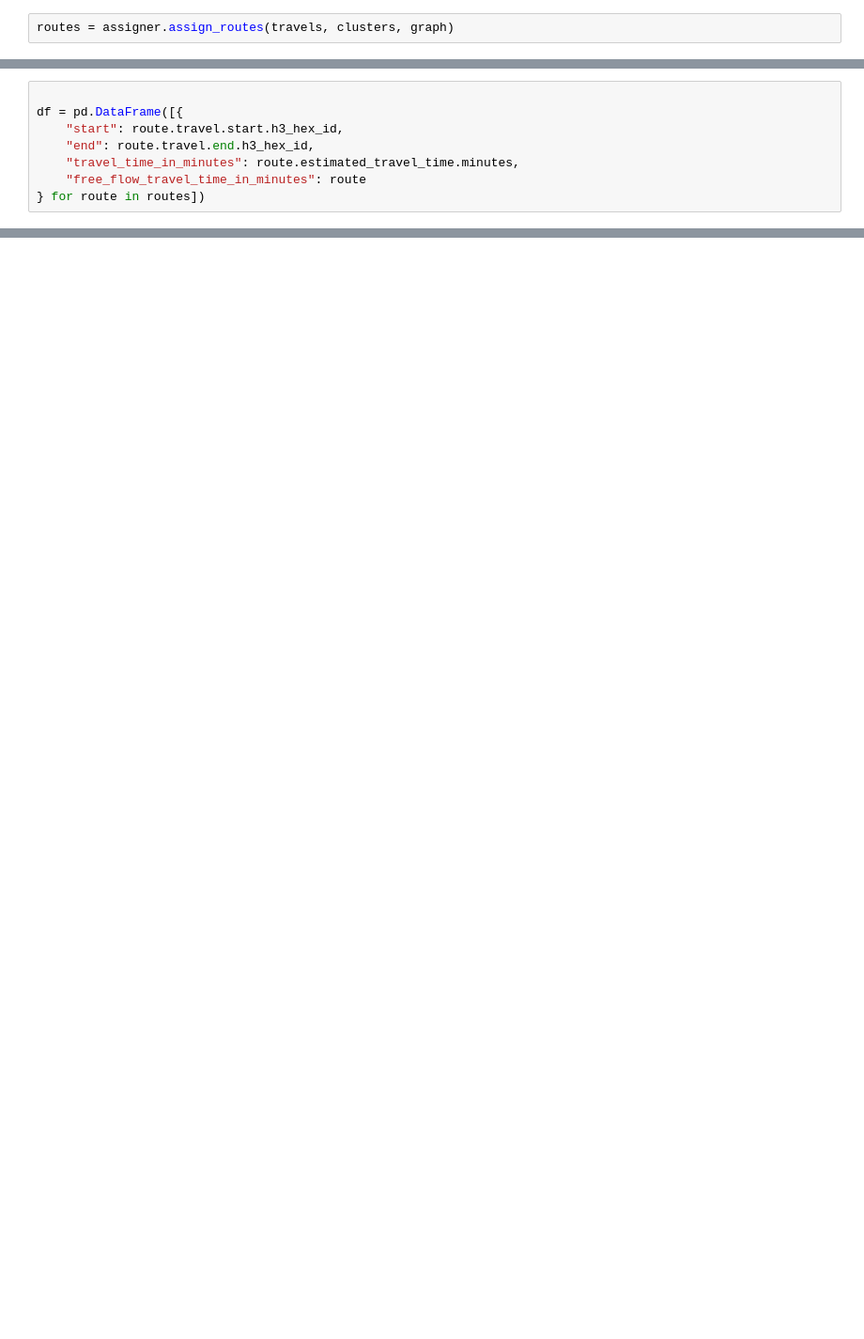
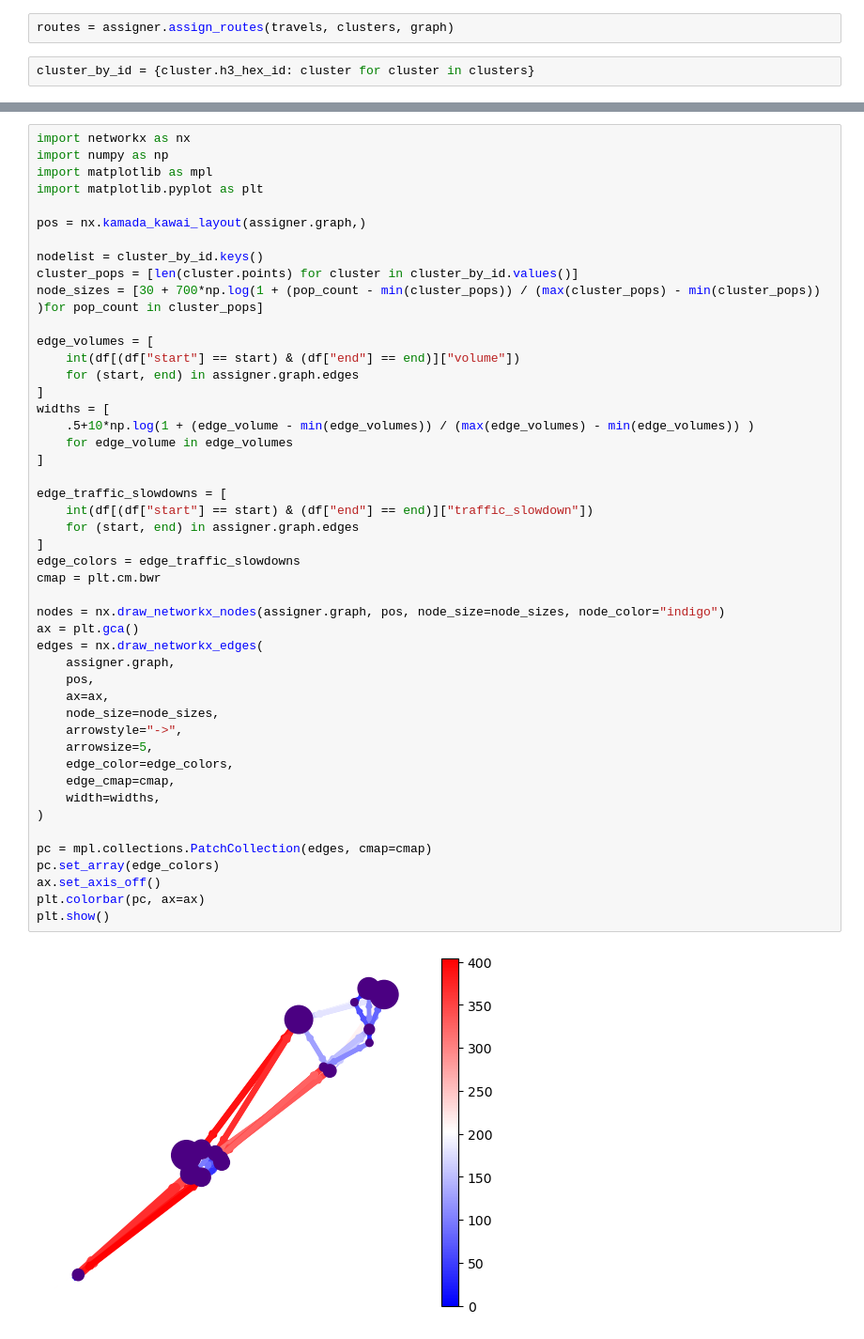
Before and after one commit to Iwomichu/slupsk-user-equilibrium, a Jupyter notebook: ex3.ipynb, the cells around one changed output, grey strips where cells are left out. Shown at 94% size. Cells and saved outputs as stored; diff of their text form; blank space fills up the shorter version.

```diff
--- a/ex3.ipynb
+++ b/ex3.ipynb
@@ -30,4 +32,6 @@ travels = TravelGenerator(config).generate_travels(clusters)
 assigner = IncrementalBatchRouteAssigner(h3_resolution=8, iterations_count=5, batch_size=100)
 # %%
 routes = assigner.assign_routes(travels, clusters, graph)
+# %%
+cluster_by_id = {cluster.h3_hex_id: cluster for cluster in clusters}
 # %%
@@ -58,8 +65,0 @@ pd.DataFrame([
-# %%
-
-df = pd.DataFrame([{
-    "start": route.travel.start.h3_hex_id,
-    "end": route.travel.end.h3_hex_id,
-    "travel_time_in_minutes": route.estimated_travel_time.minutes,
-    "free_flow_travel_time_in_minutes": route
-} for route in routes])
@@ -69,0 +66,49 @@ stats
+# %%
+import networkx as nx
+import numpy as np
+import matplotlib as mpl
+import matplotlib.pyplot as plt
+
+pos = nx.kamada_kawai_layout(assigner.graph,)
+
+nodelist = cluster_by_id.keys()
+cluster_pops = [len(cluster.points) for cluster in cluster_by_id.values()]
+node_sizes = [30 + 700*np.log(1 + (pop_count - min(cluster_pops)) / (max(cluster_pops) - min(cluster_pops)) )for pop_count in cluster_pops]
+
+edge_volumes = [
+    int(df[(df["start"] == start) & (df["end"] == end)]["volume"])
+    for (start, end) in assigner.graph.edges
+]
+widths = [
+    .5+10*np.log(1 + (edge_volume - min(edge_volumes)) / (max(edge_volumes) - min(edge_volumes)) )
+    for edge_volume in edge_volumes
+]
+
+edge_traffic_slowdowns = [
+    int(df[(df["start"] == start) & (df["end"] == end)]["traffic_slowdown"])
+    for (start, end) in assigner.graph.edges
+]
+edge_colors = edge_traffic_slowdowns
+cmap = plt.cm.bwr
+
+nodes = nx.draw_networkx_nodes(assigner.graph, pos, node_size=node_sizes, node_color="indigo")
+ax = plt.gca()
+edges = nx.draw_networkx_edges(
+    assigner.graph,
+    pos,
+    ax=ax,
+    node_size=node_sizes,
+    arrowstyle="->",
+    arrowsize=5,
+    edge_color=edge_colors,
+    edge_cmap=cmap,
+    width=widths,
+)
+
+pc = mpl.collections.PatchCollection(edges, cmap=cmap)
+pc.set_array(edge_colors)
+ax.set_axis_off()
+plt.colorbar(pc, ax=ax)
+plt.show()
+# %% [output]
+[figure, added]
```
Also changed, not shown: parts of 7 cells of this notebook, 4 other files.
